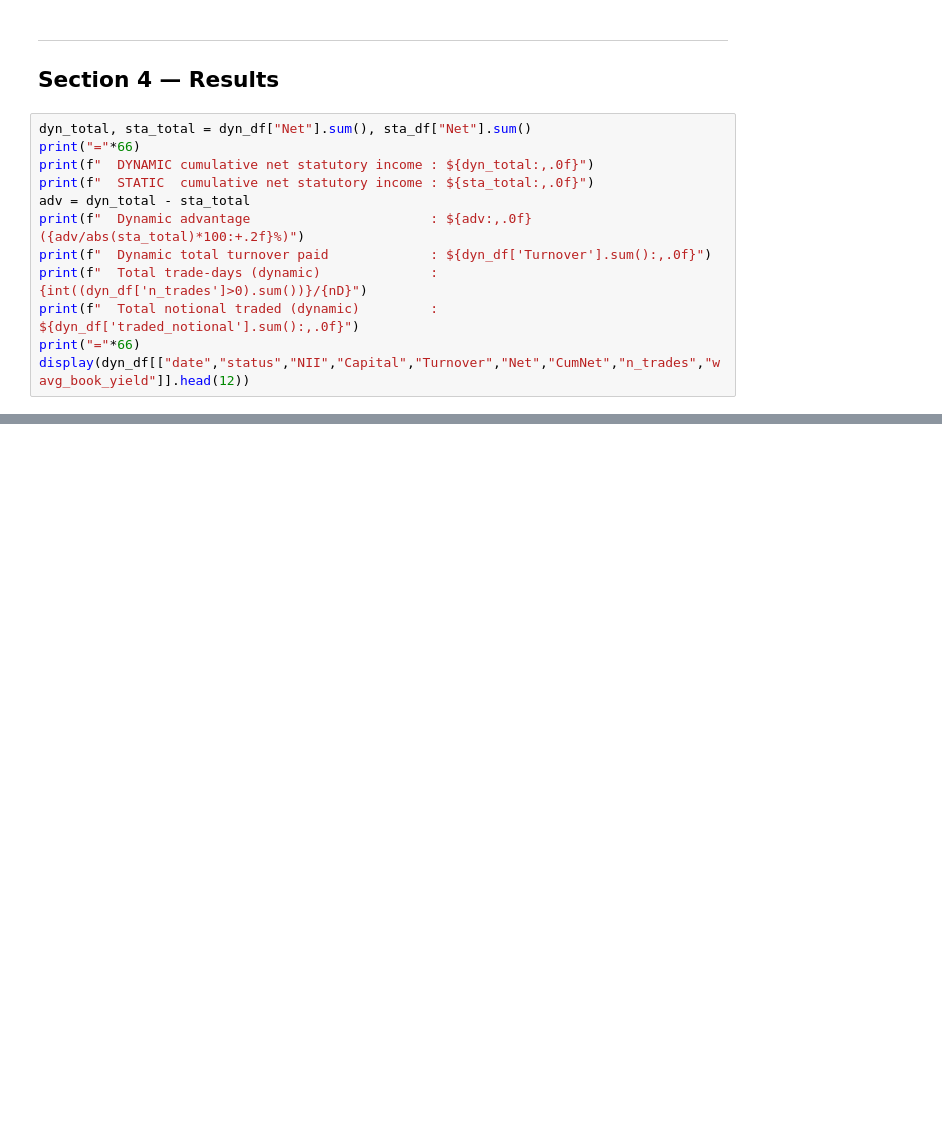
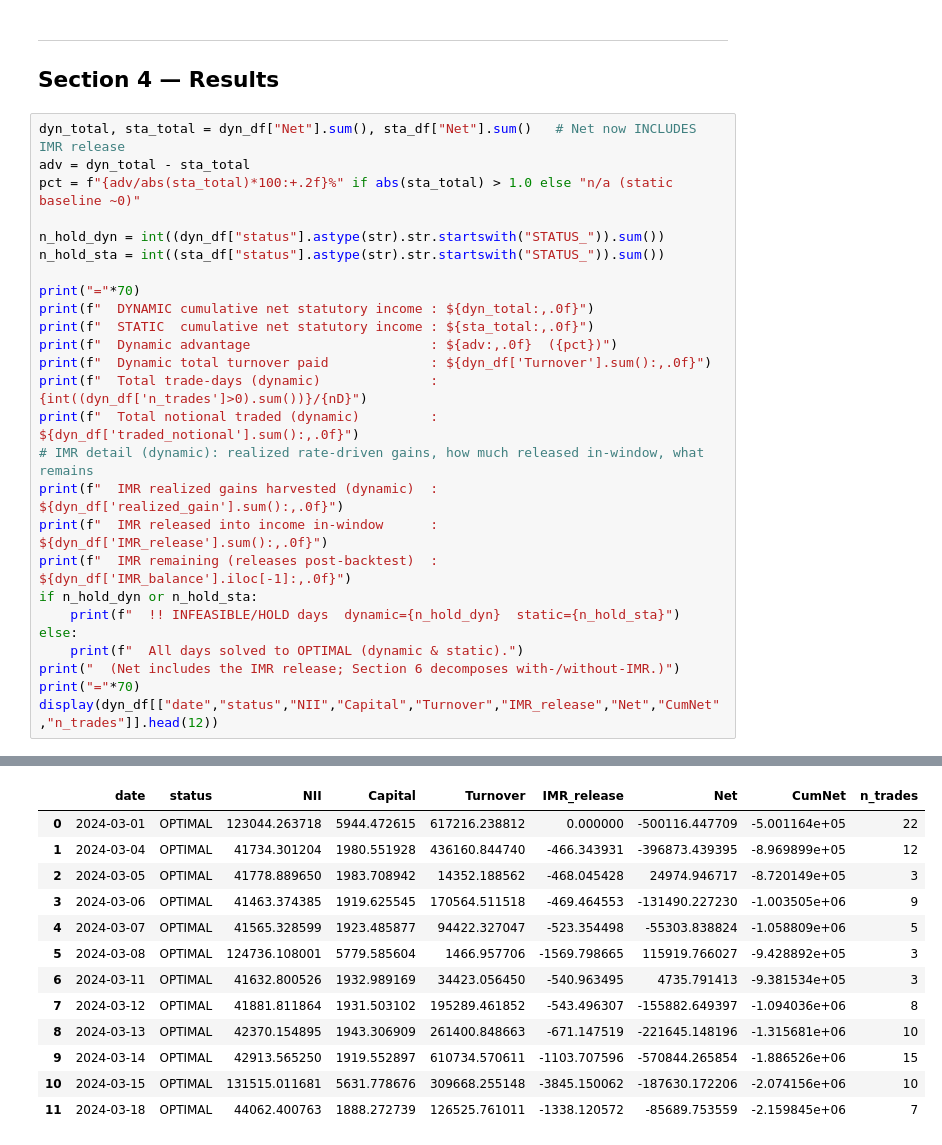
Before and after one commit to tutur787/Pyxidr-Capstone-Project, a Jupyter notebook: Optimization/FABN_Optimizer_SAP_Backtest.ipynb, the cells around one changed output, grey strips where cells are left out. Cells and saved outputs as stored; diff of their text form; blank space fills up the shorter version.

```diff
--- a/Optimization/FABN_Optimizer_SAP_Backtest.ipynb
+++ b/Optimization/FABN_Optimizer_SAP_Backtest.ipynb
@@ -386,14 +535,29 @@ print("Done.")
 ---
 ## Section 4 — Results
 # %%
-dyn_total, sta_total = dyn_df["Net"].sum(), sta_df["Net"].sum()
-print("="*66)
+dyn_total, sta_total = dyn_df["Net"].sum(), sta_df["Net"].sum()   # Net now INCLUDES IMR release
+adv = dyn_total - sta_total
+pct = f"{adv/abs(sta_total)*100:+.2f}%" if abs(sta_total) > 1.0 else "n/a (static baseline ~0)"
+
+n_hold_dyn = int((dyn_df["status"].astype(str).str.startswith("STATUS_")).sum())
+n_hold_sta = int((sta_df["status"].astype(str).str.startswith("STATUS_")).sum())
+
+print("="*70)
 print(f"  DYNAMIC cumulative net statutory income : ${dyn_total:,.0f}")
 print(f"  STATIC  cumulative net statutory income : ${sta_total:,.0f}")
-adv = dyn_total - sta_total
-print(f"  Dynamic advantage                       : ${adv:,.0f}  ({adv/abs(sta_total)*100:+.2f}%)")
+print(f"  Dynamic advantage                       : ${adv:,.0f}  ({pct})")
 print(f"  Dynamic total turnover paid             : ${dyn_df['Turnover'].sum():,.0f}")
 print(f"  Total trade-days (dynamic)              : {int((dyn_df['n_trades']>0).sum())}/{nD}")
 print(f"  Total notional traded (dynamic)         : ${dyn_df['traded_notional'].sum():,.0f}")
-print("="*66)
-display(dyn_df[["date","status","NII","Capital","Turnover","Net","CumNet","n_trades","wavg_book_yield"]].head(12))
+# IMR detail (dynamic): realized rate-driven gains, how much released in-window, what remains
+print(f"  IMR realized gains harvested (dynamic)  : ${dyn_df['realized_gain'].sum():,.0f}")
+print(f"  IMR released into income in-window      : ${dyn_df['IMR_release'].sum():,.0f}")
+print(f"  IMR remaining (releases post-backtest)  : ${dyn_df['IMR_balance'].iloc[-1]:,.0f}")
+if n_hold_dyn or n_hold_sta:
+    print(f"  !! INFEASIBLE/HOLD days  dynamic={n_hold_dyn}  static={n_hold_sta}")
+else:
+    print(f"  All days solved to OPTIMAL (dynamic & static).")
+print("  (Net includes the IMR release; Section 6 decomposes with-/without-IMR.)")
+print("="*70)
+display(dyn_df[["date","status","NII","Capital","Turnover","IMR_release","Net","CumNet","n_trades"]].head(12))
+# %% [output]
@@ -399,0 +577,13 @@ display(dyn_df[["date","status","NII","Capital","Turnover","Net","CumNet","n_tra
+|  | date | status | NII | Capital | Turnover | IMR_release | Net | CumNet | n_trades |
+| 0 | 2024-03-01 | OPTIMAL | 123044.263718 | 5944.472615 | 617216.238812 | 0.000000 | -500116.447709 | -5.001164e+05 | 22 |
+| 1 | 2024-03-04 | OPTIMAL | 41734.301204 | 1980.551928 | 436160.844740 | -466.343931 | -396873.439395 | -8.969899e+05 | 12 |
+| 2 | 2024-03-05 | OPTIMAL | 41778.889650 | 1983.708942 | 14352.188562 | -468.045428 | 24974.946717 | -8.720149e+05 | 3 |
+| 3 | 2024-03-06 | OPTIMAL | 41463.374385 | 1919.625545 | 170564.511518 | -469.464553 | -131490.227230 | -1.003505e+06 | 9 |
+| 4 | 2024-03-07 | OPTIMAL | 41565.328599 | 1923.485877 | 94422.327047 | -523.354498 | -55303.838824 | -1.058809e+06 | 5 |
+| 5 | 2024-03-08 | OPTIMAL | 124736.108001 | 5779.585604 | 1466.957706 | -1569.798665 | 115919.766027 | -9.428892e+05 | 3 |
+| 6 | 2024-03-11 | OPTIMAL | 41632.800526 | 1932.989169 | 34423.056450 | -540.963495 | 4735.791413 | -9.381534e+05 | 3 |
+| 7 | 2024-03-12 | OPTIMAL | 41881.811864 | 1931.503102 | 195289.461852 | -543.496307 | -155882.649397 | -1.094036e+06 | 8 |
+| 8 | 2024-03-13 | OPTIMAL | 42370.154895 | 1943.306909 | 261400.848663 | -671.147519 | -221645.148196 | -1.315681e+06 | 10 |
+| 9 | 2024-03-14 | OPTIMAL | 42913.565250 | 1919.552897 | 610734.570611 | -1103.707596 | -570844.265854 | -1.886526e+06 | 15 |
+| 10 | 2024-03-15 | OPTIMAL | 131515.011681 | 5631.778676 | 309668.255148 | -3845.150062 | -187630.172206 | -2.074156e+06 | 10 |
+| 11 | 2024-03-18 | OPTIMAL | 44062.400763 | 1888.272739 | 126525.761011 | -1338.120572 | -85689.753559 | -2.159845e+06 | 7 |
```
Also changed, not shown: parts of 21 cells of this notebook, 6 other files.
